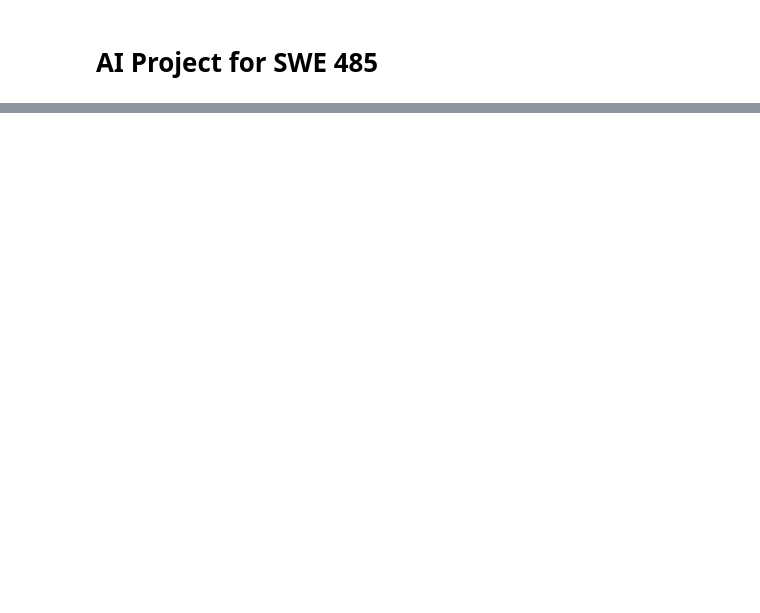
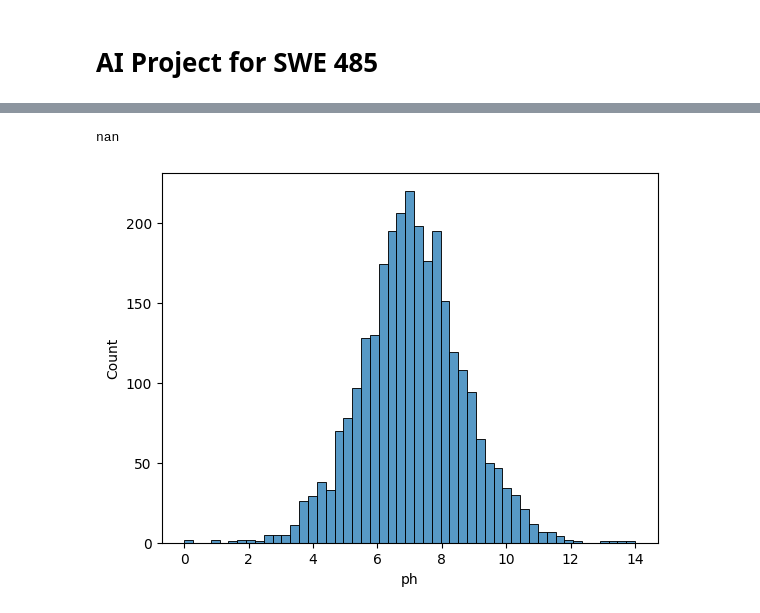
Before and after one commit to Hessah-Aljohaimy/AI-Project, a Jupyter notebook: AI_Project.ipynb, the cells around one changed output, grey strips where cells are left out. Cells and saved outputs as stored; diff of their text form; code cells hidden in the pictures; blank space fills up the shorter version.

Commit message:
data vis

```diff
--- a/AI_Project.ipynb
+++ b/AI_Project.ipynb
@@ -17,0 +81,8 @@ iris.head()
+# %%
+sns.histplot(x='ph',data=iris)
+list_avg = mean(iris['ph'])
+print(list_avg)
+plt.show()
+# %% [output]
+nan
+[figure, added]
```
Also changed, not shown: parts of 13 cells of this notebook.
